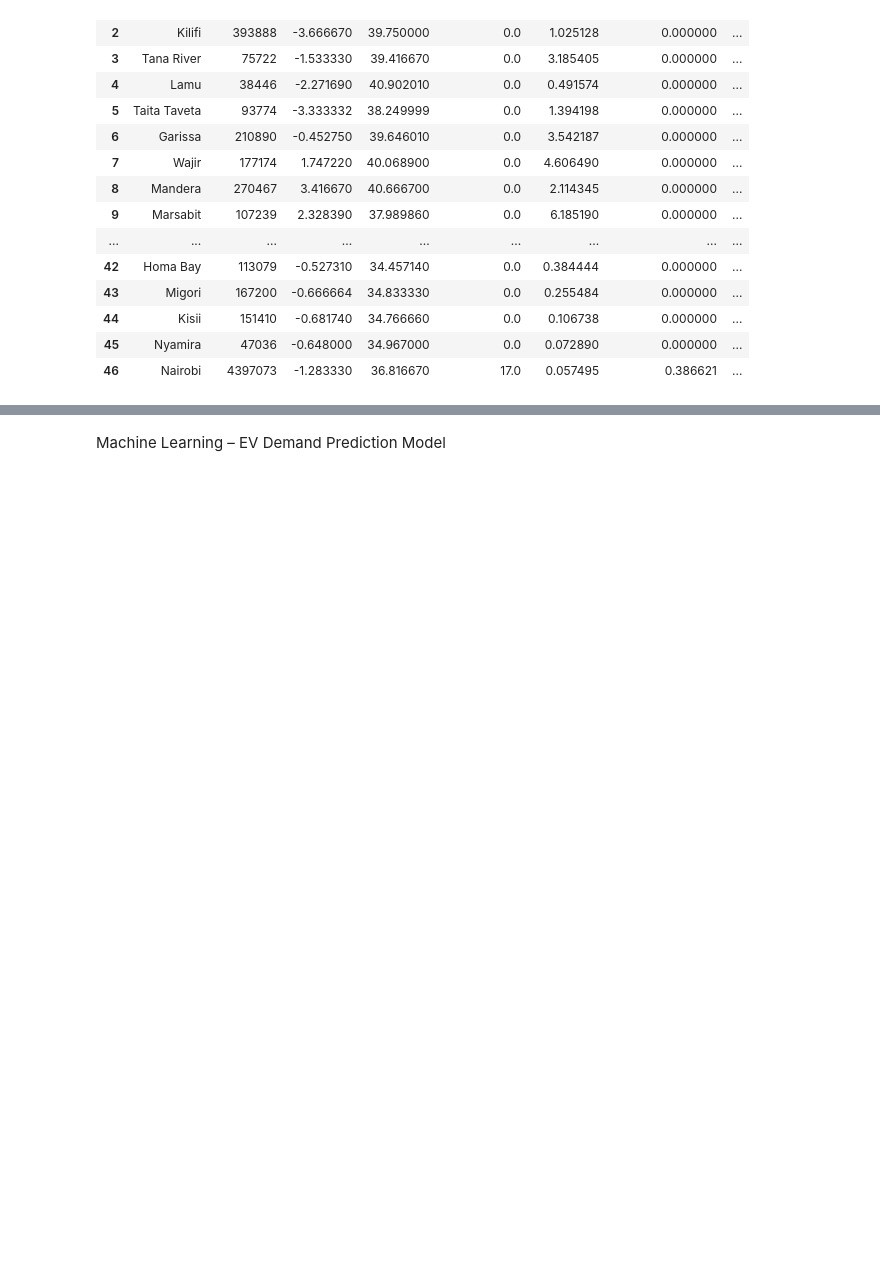
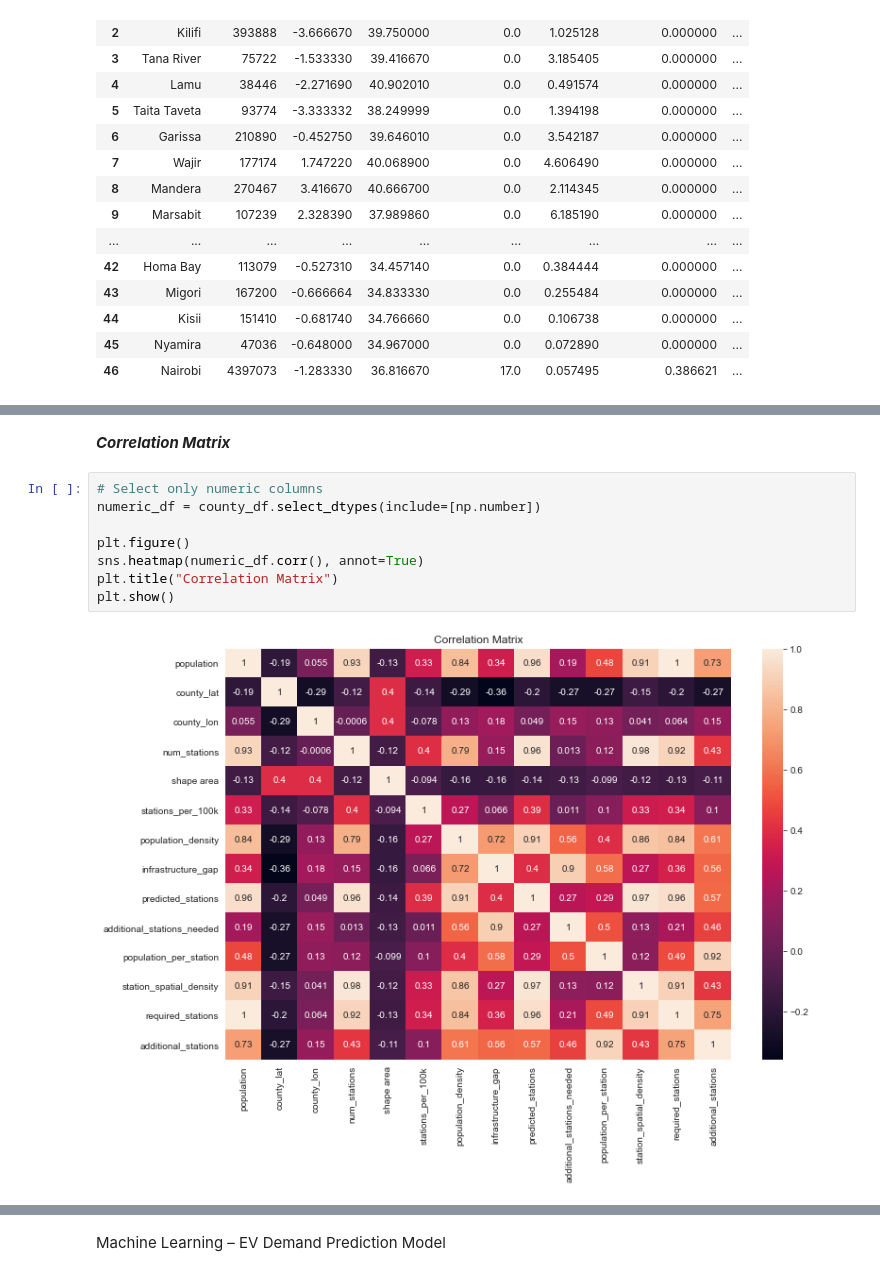
Before and after one commit to maryannngongi/EV_Charging_Stations_Optimization, a Jupyter notebook: index.ipynb, the cells around one changed output, grey strips where cells are left out. Drawn from its saved outputs; the diff is of its cells as text; blank space fills up the shorter version.

```diff
--- a/index.ipynb
+++ b/index.ipynb
@@ -872,0 +815,12 @@ county_df.head()
+# %% [markdown]
+***Correlation Matrix***
+# %%
+# Select only numeric columns
+numeric_df = county_df.select_dtypes(include=[np.number])
+
+plt.figure()
+sns.heatmap(numeric_df.corr(), annot=True)
+plt.title("Correlation Matrix")
+plt.show()
+# %% [output]
+[figure, added]
```
Also changed, not shown: parts of 23 cells of this notebook.
